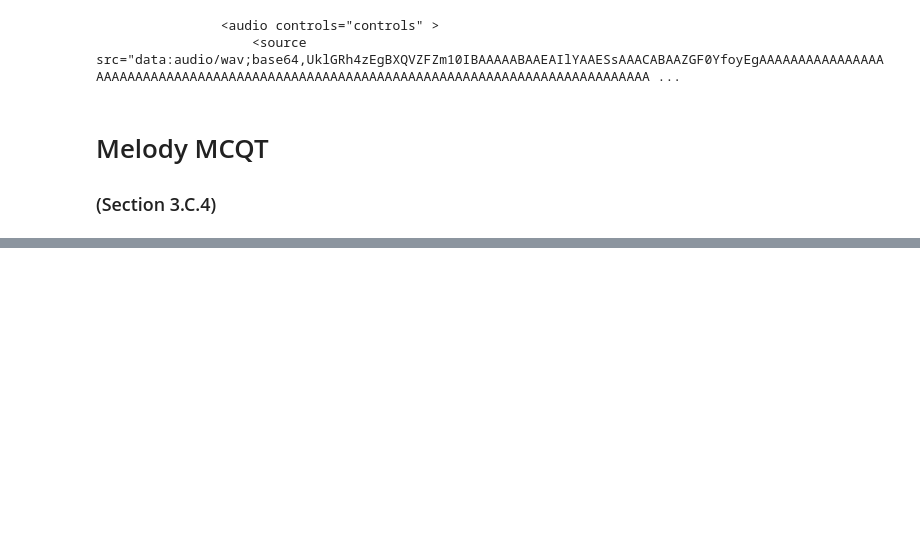
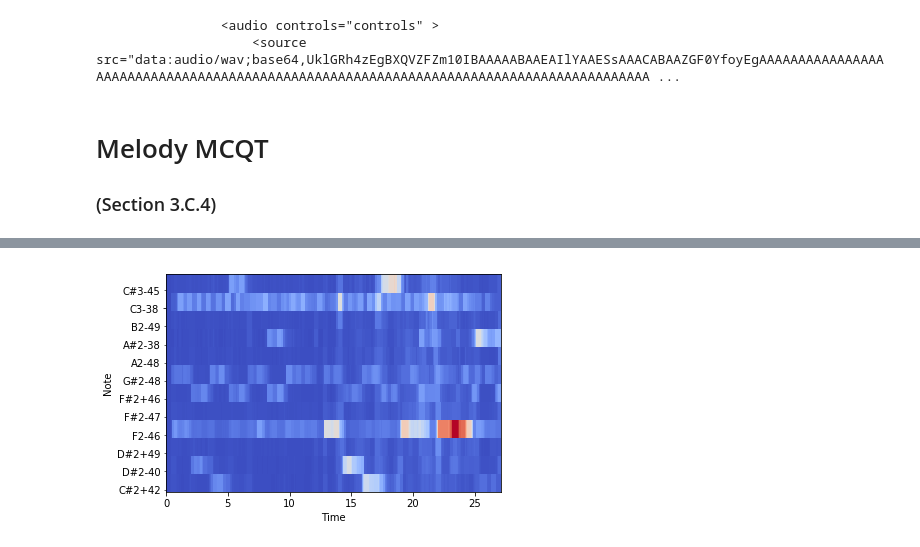
Before and after one commit to EgorDm/tempo_estimation_deep_learning, a Jupyter notebook: notebooks/features.ipynb, the cells around one changed output, grey strips where cells are left out. Cells and saved outputs as stored; diff of their text form; code cells hidden in the pictures; blank space fills up the shorter version.

Commit message:
Added harmony extraction

```diff
--- a/notebooks/features.ipynb
+++ b/notebooks/features.ipynb
@@ -23,0 +24,4 @@ q, f = features.extract_melody_cqt(x, sr, plot=True)
+# %%
+q, f = features.extract_harmony_chroma(x, sr, plot=True)
+# %% [output]
+[figure, added]
```
Also changed, not shown: parts of 1 cell of this notebook, 2 other files.
